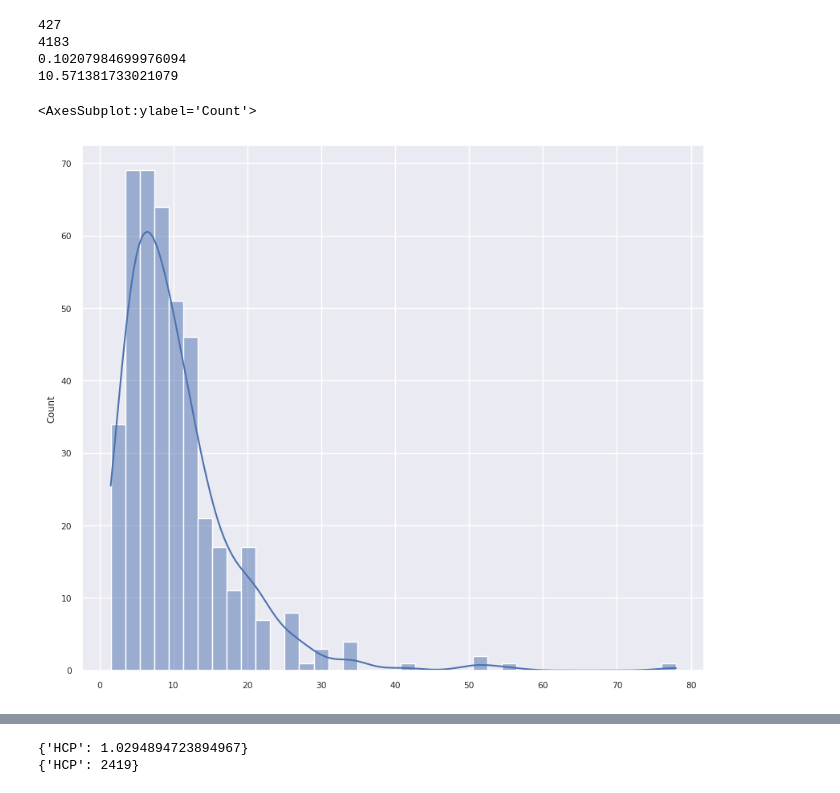
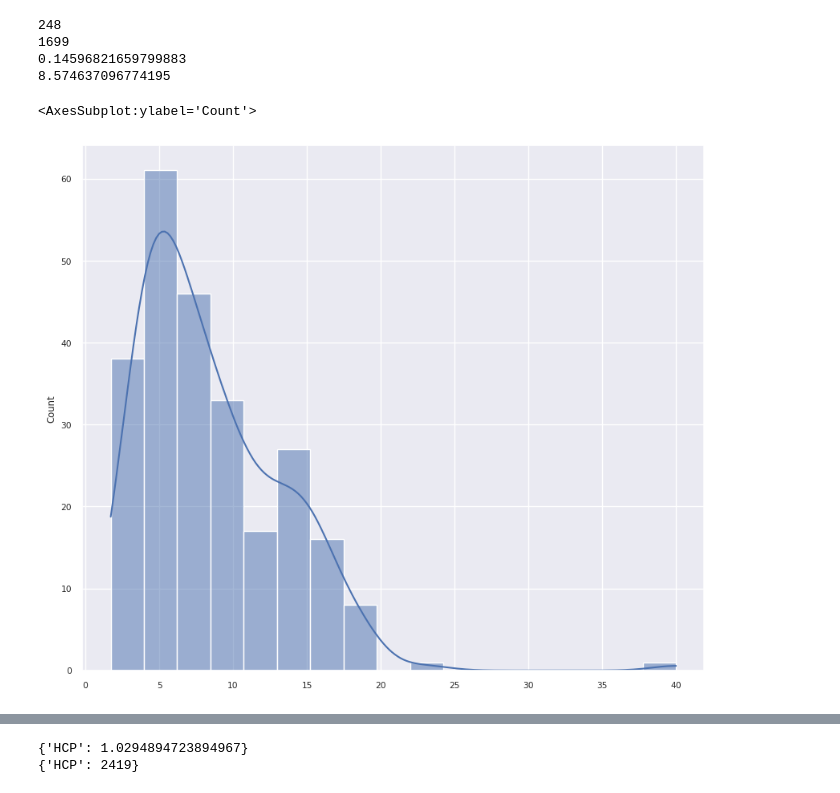
Before and after one commit to Dateb/WageringSystem, a Jupyter notebook: notebooks/Results Plotting.ipynb, the cells around one changed output, grey strips where cells are left out. Saved outputs shown, nothing was run; the diff lists cells and outputs as text; code cells hidden in the pictures.

```diff
--- a/notebooks/Results Plotting.ipynb
+++ b/notebooks/Results Plotting.ipynb
@@ -138,21 +140,22 @@ Mean sp deviation: 2.275081883902576
 # %%
-bets = test_bets
+test_bets_high_win_prob = [bet for bet in test_bets_base if bet.probability_estimate > 0.15]
+bets = test_bets_high_win_prob
 n_successful_bets = len([bet for bet in bets if bet.payout > 0])
 n_bets = len(bets)
 
 print(n_successful_bets)
 print(n_bets)
 print(n_successful_bets / n_bets)
 odds_positive_payout = [bet.bet_offer.odds for bet in bets if bet.payout > 0]
 print(np.mean(odds_positive_payout))
 sns.histplot(data=odds_positive_payout, kde=True)
 # %% [output]
-427
-4183
-0.10207984699976094
-10.571381733021079
+248
+1699
+0.14596821659799883
+8.574637096774195
 <AxesSubplot:ylabel='Count'>
-[figure, old version]
+[figure, new version]
 # %%
 import random
 from random import shuffle
```
Also changed, not shown: parts of 5 cells of this notebook, 14 other files.
